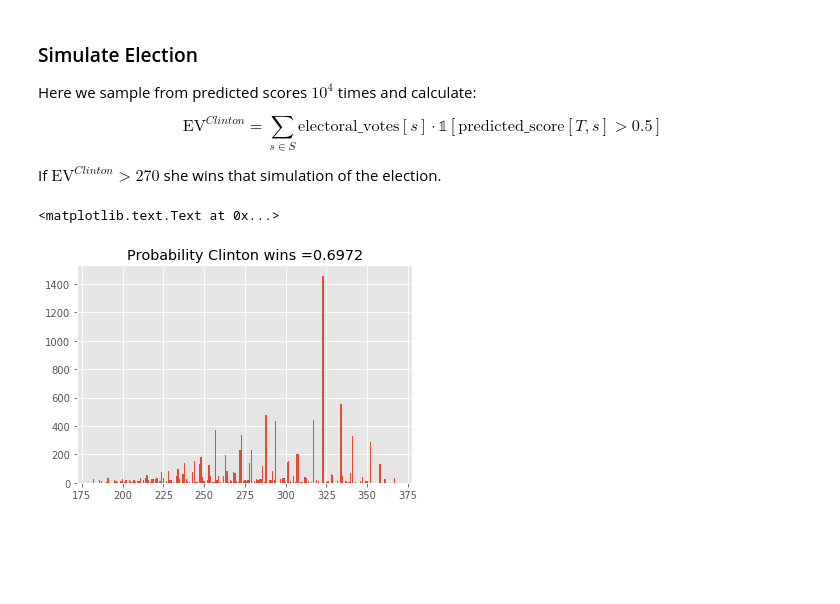
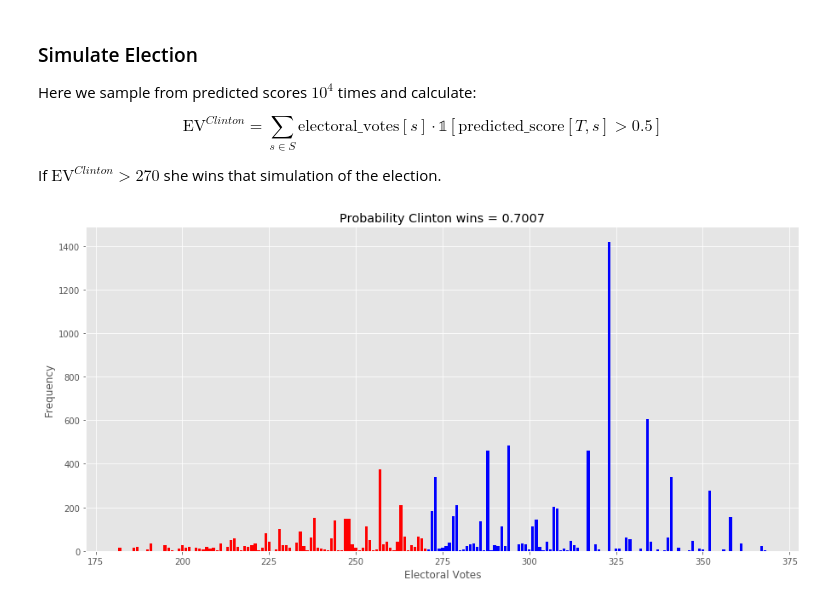
Before and after one commit to adamgayoso/bayesian-election-forecast, a Jupyter notebook: final-project/final-notebook.ipynb, the cells around one changed output. Drawn from its saved outputs; the diff is of its cells as text; code cells hidden in the pictures; blank space fills up the shorter version.

Commit message:
Added histogram for simulation

```diff
--- a/final-project/final-notebook.ipynb
+++ b/final-project/final-notebook.ipynb
@@ -363,21 +367,16 @@ If $\textrm{EV}^{Clinton} > 270$ she wins that simulation of the election.
 # %%
 clean_scores = predicted_scores[:, BURN_IN:, :]
 e_day_results = clean_scores[-1, :, :]
 outcomes = []
 clinton_wins = 0
 for i in range(10000):
     draw = np.random.randint(0, e_day_results.shape[0])
     outcome = e_day_results[draw]
     outcome = np.dot(outcome >= 0.5, ev_states)
     if outcome > 270:
         clinton_wins += 1
     outcomes.append(outcome)
 
-x = np.unique(outcomes)
-freq = collections.Counter(outcomes)
-height = [freq[s] for s in x]
-plt.bar(x, height)
-plt.title('Probability Clinton wins =' + str(clinton_wins / 10000.0))
+generate_simulation_hist(outcomes, clinton_wins)
 # %% [output]
-<matplotlib.text.Text at 0x...>
-[figure, old version]
+[figure, new version]
```
Also changed, not shown: parts of 3 cells of this notebook, 1 other file.
